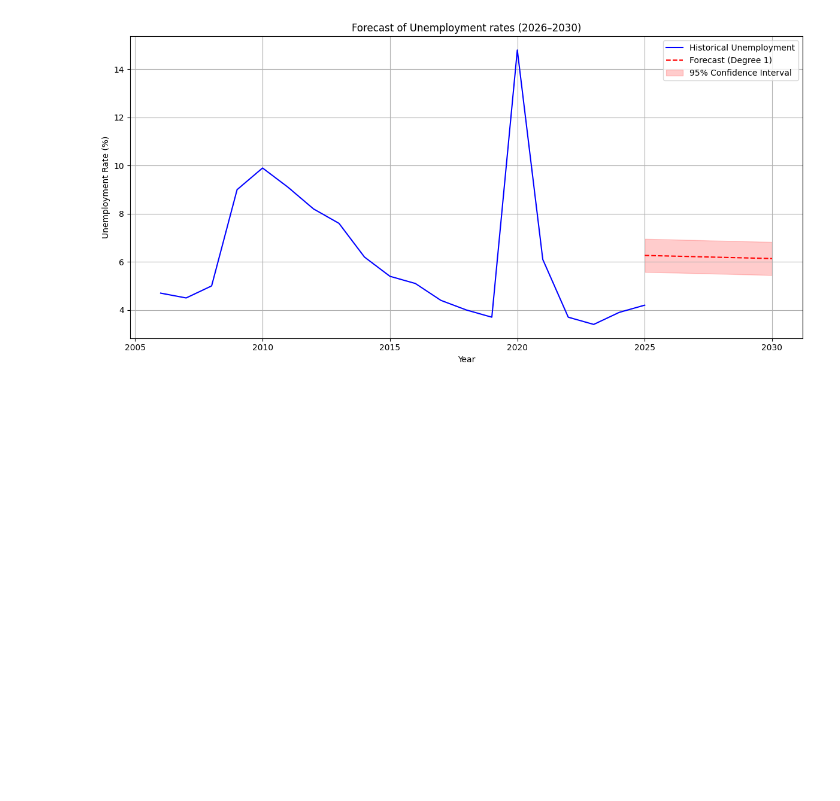
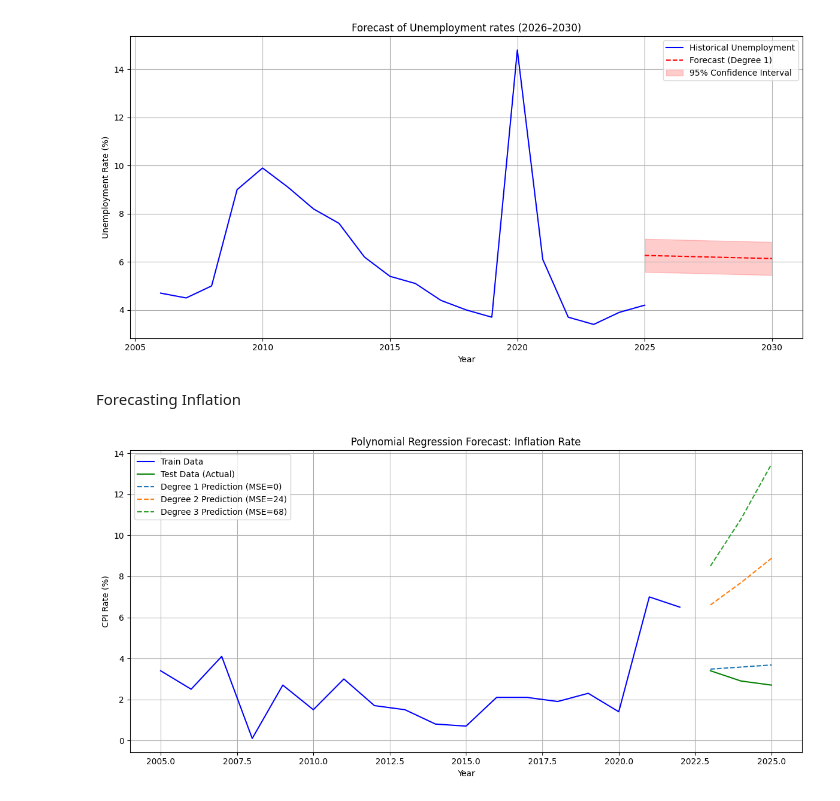
Before and after one commit to AjwadIbnSwalehin/retail-macro-forecasting, a Jupyter notebook: notebooks/general_merchandise.ipynb, the cells around one changed output. Saved outputs shown, nothing was run; the diff lists cells and outputs as text; code cells hidden in the pictures; blank space fills up the shorter version.

Commit message:
Added Inflation forecasting

```diff
--- a/notebooks/general_merchandise.ipynb
+++ b/notebooks/general_merchandise.ipynb
@@ -384,3 +384,41 @@ plt.tight_layout()
 plt.show()
 # %% [output]
 [figure]
+# %% [markdown]
+Forecasting Inflation
+# %%
+inflation_years = inflation_df.index.values.astype(float)
+inflation_rate = np.array(inflation_df['Inflation Rate'])
+inflation_number_of_tests = 3
+
+train_size, X_train, y_train, X_test, y_test = calculate_training_data(inflation_years, inflation_rate, inflation_number_of_tests)
+
+polynomials, mse_values, predictions, chi2_values, bic_values = fit_polynomial_models(X_train, y_train, X_test, y_test)
+
+plt.figure(figsize=(12, 6))
+
+# Train data
+plt.plot(inflation_years[:train_size], y_train, label="Train Data", color="blue")
+
+# Test data (actual)
+plt.plot(inflation_years[train_size:], y_test, label="Test Data (Actual)", color="green")
+
+# Predictions
+for order, model in polynomials.items():
+    plt.plot(
+        inflation_years[train_size:],
+        predictions[order],
+        linestyle="--",
+        label=f"Degree {order} Prediction (MSE={mse_values[order]:,.0f})"
+    )
+
+
+plt.title("Polynomial Regression Forecast: Inflation Rate")
+plt.xlabel("Year")
+plt.ylabel("CPI Rate (%)")
+plt.legend()
+plt.grid(True)
+plt.tight_layout()
+plt.show()
+# %% [output]
+[figure, added]
```
Also changed, not shown: parts of 4 cells of this notebook.
